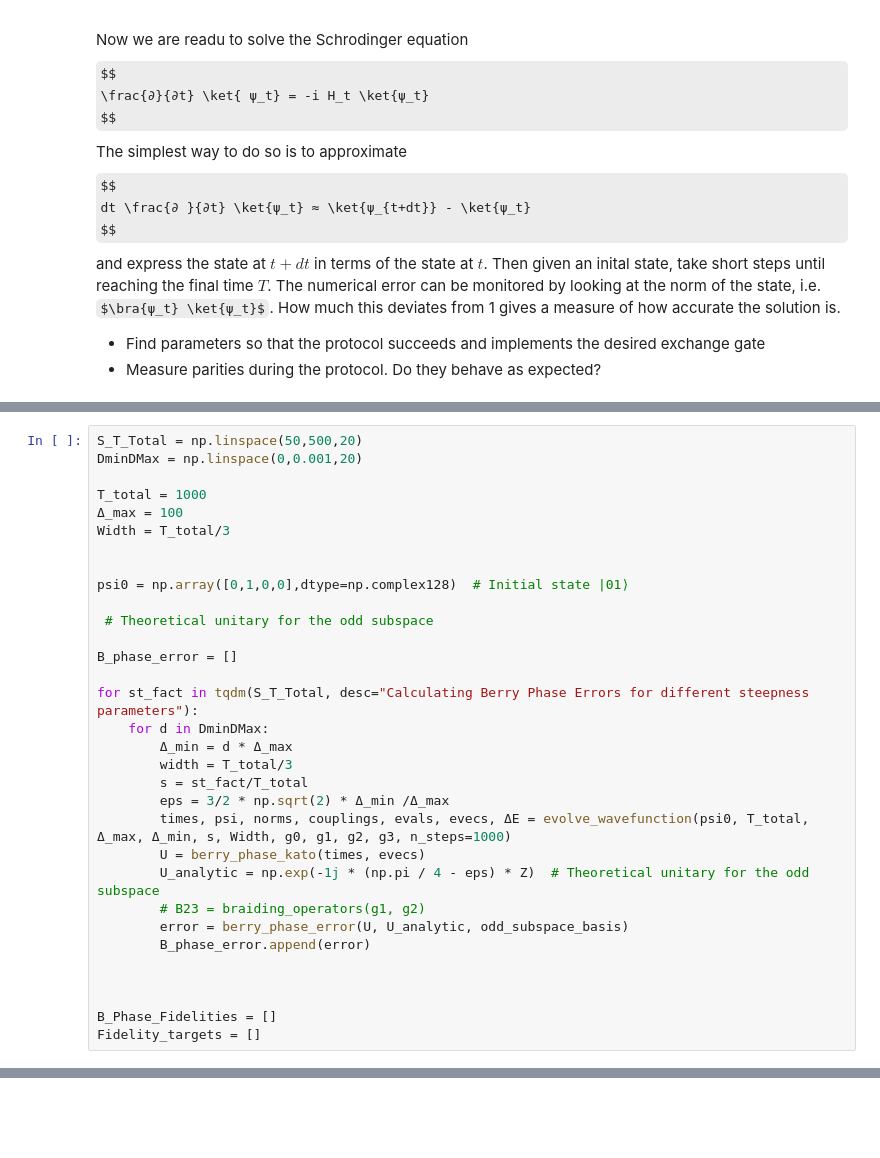
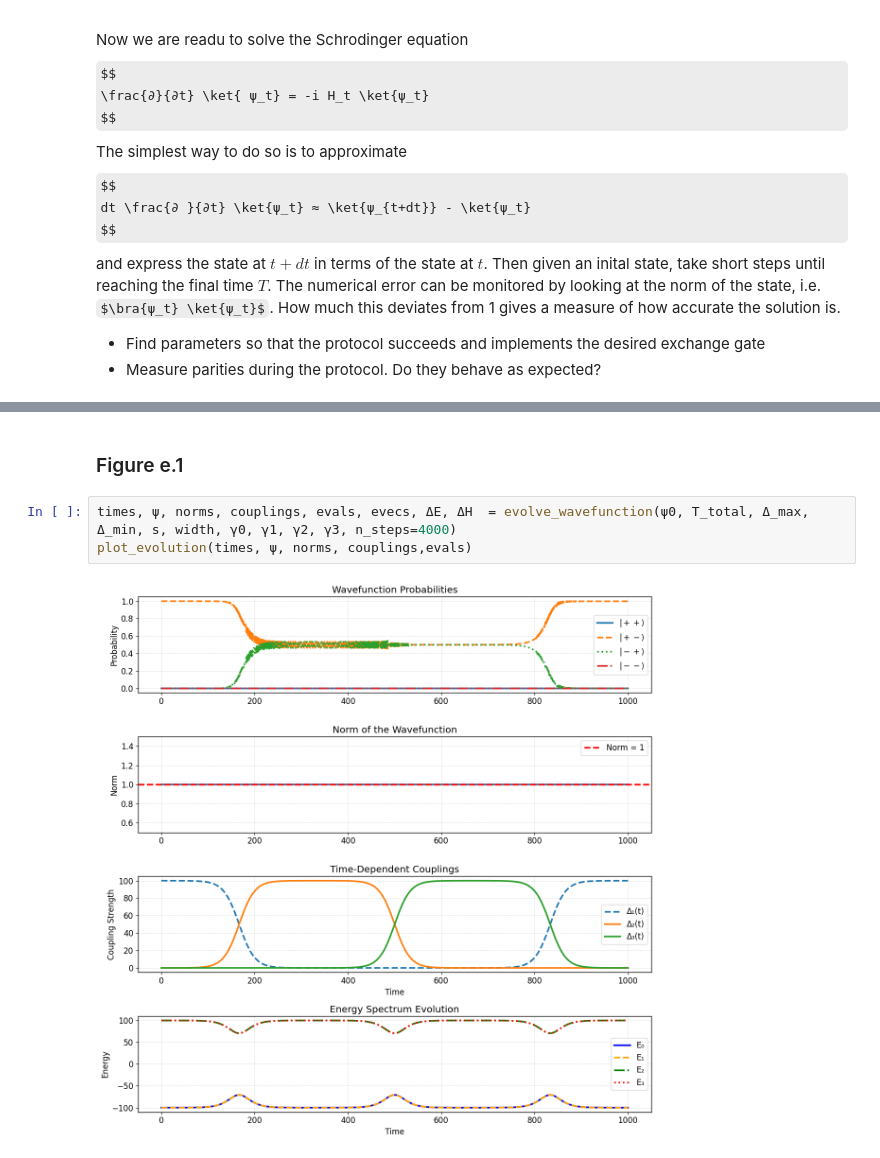
Before and after one commit to hishemok/FYS5419, a Jupyter notebook: Project_2/Braiding_project.ipynb, the cells around one changed output, grey strips where cells are left out. Cells and saved outputs as stored; diff of their text form; some formulas as TeX source; blank space fills up the shorter version.

```diff
--- a/Project_2/Braiding_project.ipynb
+++ b/Project_2/Braiding_project.ipynb
@@ -982,32 +611,0 @@ print(berry_phase_error(U, U_analytic, odd_subspace_basis))
-# %%
-S_T_Total = np.linspace(50,500,20)
-DminDMax = np.linspace(0,0.001,20)
-
-T_total = 1000
-Δ_max = 100
-Width = T_total/3
-
-
-psi0 = np.array([0,1,0,0],dtype=np.complex128)  # Initial state |01⟩
-
- # Theoretical unitary for the odd subspace
-
-B_phase_error = []
-
-for st_fact in tqdm(S_T_Total, desc="Calculating Berry Phase Errors for different steepness parameters"):
-    for d in DminDMax:
-        Δ_min = d * Δ_max
-        width = T_total/3
-        s = st_fact/T_total
-        eps = 3/2 * np.sqrt(2) * Δ_min /Δ_max
-        times, psi, norms, couplings, evals, evecs, ΔE = evolve_wavefunction(psi0, T_total, Δ_max, Δ_min, s, Width, g0, g1, g2, g3, n_steps=1000)
-        U = berry_phase_kato(times, evecs)
-        U_analytic = np.exp(-1j * (np.pi / 4 - eps) * Z)  # Theoretical unitary for the odd subspace
-        # B23 = braiding_operators(g1, g2)
-        error = berry_phase_error(U, U_analytic, odd_subspace_basis)
-        B_phase_error.append(error)
-
-
-
-B_Phase_Fidelities = []
-Fidelity_targets = []
@@ -1189,0 +736,7 @@ Min Berry Phase Error at s = 476.3157894736842 /T_total and Dmin/Dmax = 0.0
+# %% [markdown]
+### Figure e.1
+# %%
+times, ψ, norms, couplings, evals, evecs, ΔE, ΔH  = evolve_wavefunction(ψ0, T_total, Δ_max, Δ_min, s, width, γ0, γ1, γ2, γ3, n_steps=4000)
+plot_evolution(times, ψ, norms, couplings,evals)
+# %% [output]
+[figure, added]
```
Also changed, not shown: parts of 45 cells of this notebook, 14 other files.
